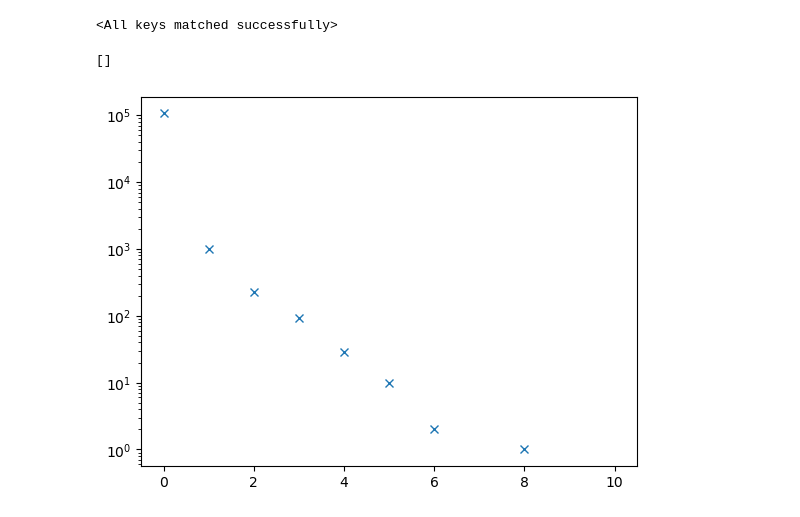
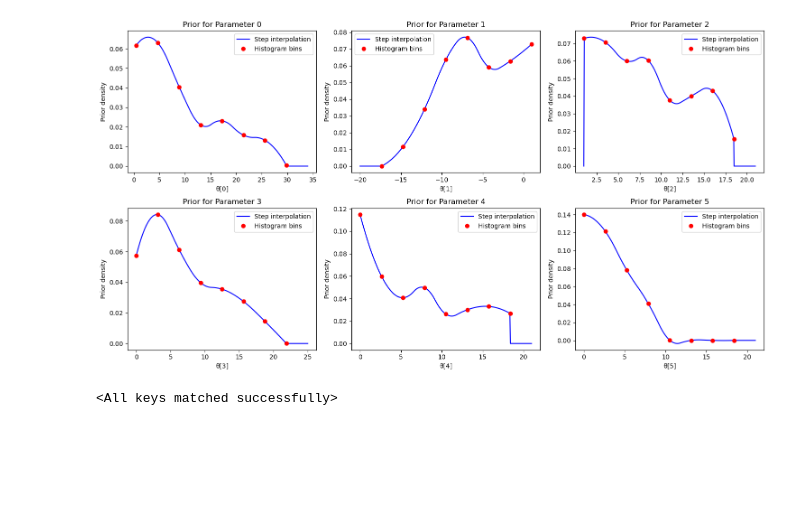
Before and after one commit to vtardugno/planet_pops, a Jupyter notebook: notebooks/emcee_sampling.ipynb, the cells around one changed output. Cells and saved outputs as stored; diff of their text form; code cells hidden in the pictures; blank space fills up the shorter version.

```diff
--- a/notebooks/emcee_sampling.ipynb
+++ b/notebooks/emcee_sampling.ipynb
@@ -26 +57,63 @@ x = torch.load("sims/data_x_params_fixstars_all")
+# %%
+ranges = np.array([
+    [0.5, 34],
+    [-20, 0.999],
+    [1.0001, 21],
+    [0, 25],
+    [0, 21],
+    [0, 21],
+    [0, 1.1]
+])
+
+pdf_interp_list = []
+
+fig, axes = plt.subplots(2, 3, figsize=(15, 8))
+axes = axes.flatten()
+
+for i in range(6):
+    #bin_edges = np.linspace(start=ranges[i][0], stop=ranges[i][1], num=8)
+    counts, bin_edges = np.histogram(x[:,i].numpy(), bins=8, range=ranges[i])
+    bin_widths = np.diff(bin_edges)
+
+    # PDF = counts normalized over full width
+    pdf = counts / np.sum(counts) / bin_widths
+
+    # Clip tiny values
+    #pdf = np.clip(pdf, 1e-300, np.inf)
+    # Interpolator: step function between bins
+    if i == 1:
+        interp = interpolate.interp1d(
+        bin_edges[1:], pdf,
+        kind=2,
+        bounds_error=False,
+        fill_value=0.0)
+        ax = axes[i]
+        theta_grid = np.linspace(ranges[i,0], ranges[i,1], 500)
+        ax.plot(theta_grid, interp(theta_grid), label='Step interpolation', color='b')
+        ax.plot(bin_edges[1:], pdf, 'ro', label='Histogram bins')
+
+    else:
+        interp = interpolate.interp1d(
+            bin_edges[:-1], pdf,
+            kind=2,
+            bounds_error=False,
+            fill_value=0.0)
+        ax = axes[i]
+        theta_grid = np.linspace(ranges[i,0], ranges[i,1], 500)
+        ax.plot(theta_grid, interp(theta_grid), label='Step interpolation', color='b')
+        ax.plot(bin_edges[:-1], pdf, 'ro', label='Histogram bins')
+
+    pdf_interp_list.append(interp)
+
+    # Plot
+
+    ax.set_xlabel(f'θ[{i}]')
+    ax.set_ylabel('Prior density')
+    ax.set_title(f'Prior for Parameter {i}')
+    ax.legend()
+
+plt.tight_layout()
+plt.show()
+# %% [output]
+[figure, added]
 # %%
@@ -111,9 +236,3 @@ def log_probability(theta):
-# %%
-plt.plot(observation,"x")
-plt.semilogy()
-# %% [output]
-[]
-[figure, removed]
 # %%
 ndim = 7  # Number of parameters
 nwalkers = 4 * ndim  # Recommended: 2-4 times ndim
```
Also changed, not shown: parts of 13 cells of this notebook.
